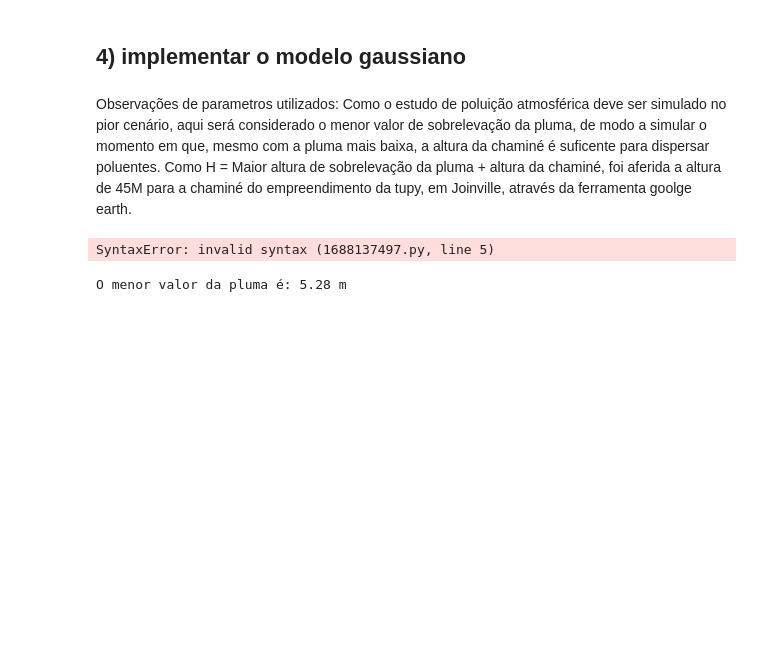
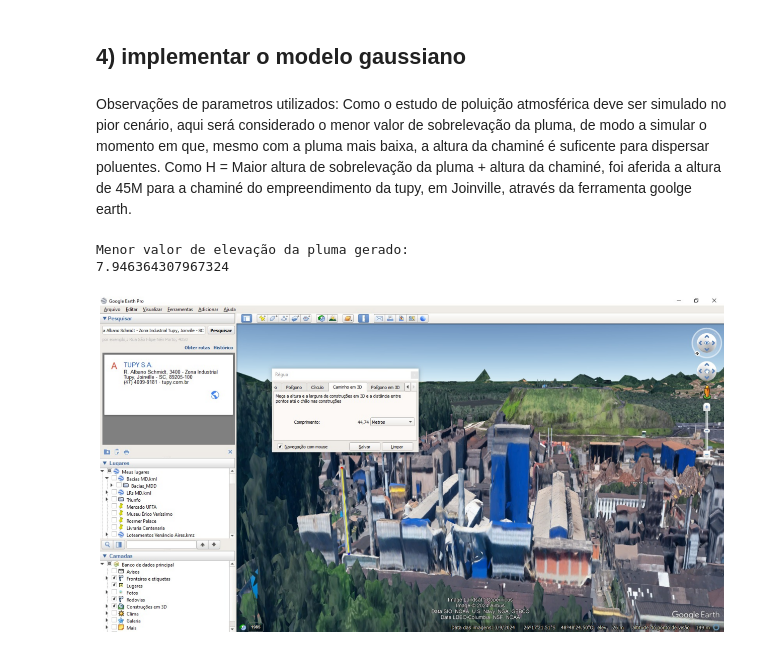
Before and after one commit to GuilhermeAudi/Poluicao_Atmosferica, a Jupyter notebook: atividade03_etapa1.ipynb, the cells around one changed output. Cells and saved outputs as stored; diff of their text form; code cells hidden in the pictures; blank space fills up the shorter version.

```diff
--- a/atividade03_etapa1.ipynb
+++ b/atividade03_etapa1.ipynb
@@ -266,34 +281,20 @@ data['Plume Rise'] = data.apply(lambda row: briggs_plume_rise(
 # %% [markdown]
 Observações de parametros utilizados: Como o estudo de poluição atmosférica deve ser simulado no pior cenário, aqui será considerado o menor valor de sobrelevação da pluma, de modo a simular o momento em que, mesmo com a pluma mais baixa, a altura da chaminé é suficente para dispersar poluentes.
 Como H =  Maior altura de sobrelevação da pluma + altura da chaminé, foi aferida a altura de 45M para a chaminé do empreendimento da tupy, em Joinville, através da ferramenta goolge earth.
-# %%
-import matplotlib.pyplot as plt
-import matplotlib.image as mpimg
-
-def processar_dados():
-    print("Processando dados...")
-
-def exibir_imagem():
-    # Carregar a imagem
-    img = mpimg.imread('caminho/para/sua/imagem.jpg')
-
-    # Exibir a imagem
-    plt.imshow(img)
-    plt.axis('off')  # Esconder os eixos
-    plt.show()
-
-def continuar_processo():
-    print("Continuação do processo...")
-
-# Execução do código
-processar_dados()
-exibir_imagem()
-continuar_processo()
-# %% [output]
-SyntaxError: invalid syntax (1688137497.py, line 5)
 # %%
-# Encontrando o maior valor da pluma
-h = data[['Plume Rise C', 'Plume Rise D']].min().min()
-print(f"O menor valor da pluma é: {h:.2f} m")
+print("Menor valor de elevação da pluma gerado:")
+print(data['Plume Rise'].min())
 # %% [output]
-O menor valor da pluma é: 5.28 m
+Menor valor de elevação da pluma gerado:
+7.946364307967324
+# %%
+#referencia google earth
+import matplotlib.image as mpimg
+caminho_arquivo = r'C:\Users\guilh\OneDrive\Desktop\polatm\ENS410064\inputs\chamine.jpeg'
+imagem = mpimg.imread(caminho_arquivo)
+plt.figure(figsize=(20, 20), dpi=80)
+plt.imshow(imagem)
+plt.axis('off')
+plt.show()
+# %% [output]
+[figure, added]
```
Also changed, not shown: parts of 11 cells of this notebook, 1 other file.
